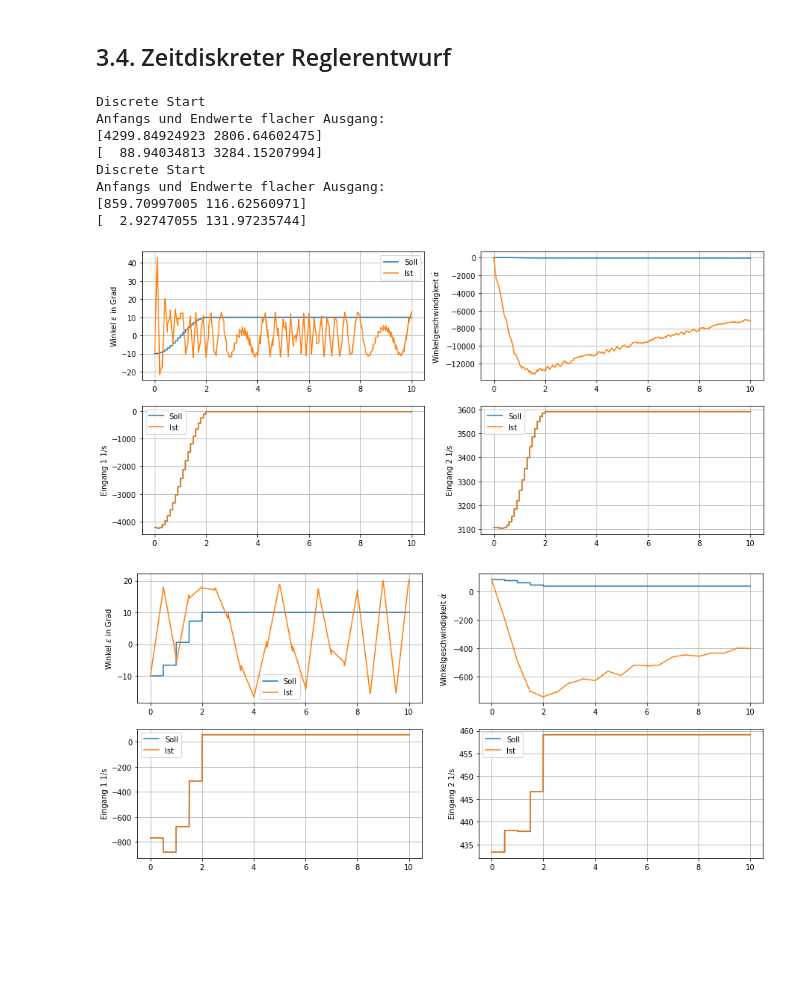
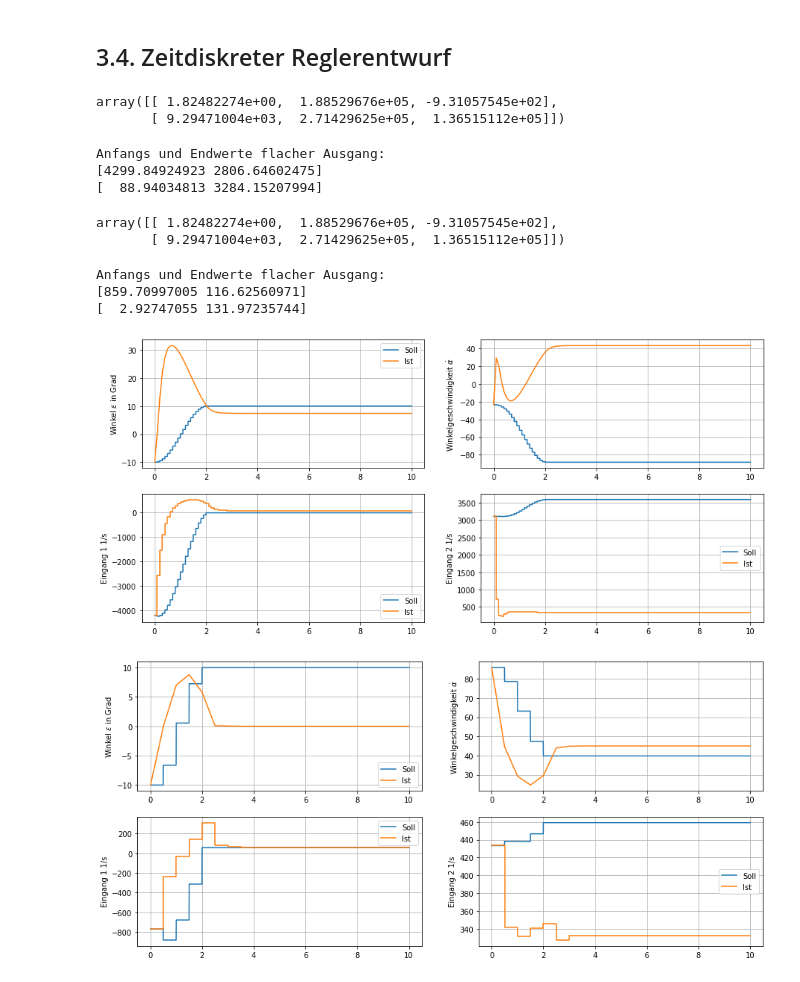
Before and after one commit to StefanKauf/RmsPr, a Jupyter notebook: helirack.ipynb, the cells around one changed output. Saved outputs shown, nothing was run; the diff lists cells and outputs as text; code cells hidden in the pictures; blank space fills up the shorter version.

```diff
--- a/helirack.ipynb
+++ b/helirack.ipynb
@@ -388,6 +388,7 @@ def controller_closed_loop(t,x,K,trajectory):
 #Eigenwerte des offenen Kreises
 #Arnf=heli_lin.A
 Arnf, Brnf, Crnf, M, Q, S  = mimo.mimo_rnf(heli_lin.A, heli_lin.B, heli_lin.C, (1,2))
+
 eigs1=np.linalg.eigvals(Arnf[0:1,0:1])
 eigs2=np.linalg.eigvals(Arnf[1:,1:])
 
@@ -406,14 +407,14 @@ display(sympy.Matrix(eigs2.round(3)))
 eigs1_cl = np.zeros_like(eigs1)
 eigs2_cl = np.zeros_like(eigs2)
 
-eigs1_cl[0]= -10
-eigs2_cl[0]= -10 +5j
-eigs2_cl[1]= -10 -5j
-#print(type(eigs2_cl))
+eigs1_cl[0]= -5
+eigs2_cl[0]= -10 -2j
+eigs2_cl[1]= -10 +2j
+
 
 #Reglerstärkungen mit Ackermannformel bestimmen
-K_pole_placement=np.zeros((2,3))#heli_lin.acker([eigs1_cl,eigs2_cl])
-K_pole_placement = mimo.mimo_acker(Arnf,Brnf, (eigs1_cl, eigs2_cl))
+K_pole_placement=np.zeros((2,3))#
+K_pole_placement = heli_lin.acker([eigs1_cl,eigs2_cl])
 display(K_pole_placement)
 
 print("Reglerverstärkung:")
@@ -593,13 +594,13 @@ Für alle nachfolgenden zeitdiskreten Schritte muss zunächst das Systemmodell m
 ## 3.2 Quasi-kontinuierliche Simulation
 # %%
 #Abtastzeiten
-Ta_v = [0.05, 0.2, 0.45]
+Ta_v = [0.01, 0.2, 0.45]
 
 #Simulationszeit
 Tsim=10
 
 #Simulation mit linearem Entwurfsmodell oder nichtlinearem Modell?
-linear = False
+linear = True
 
 #Auswertungszeitpunkte
 t_eval=np.linspace(0,Tsim,500)
@@ -655,7 +656,7 @@ Ta_v=[0.1,0.5]
 T=2.0
 
 #Simulationszeit
-Tsim=5
+Tsim=10
 
 linear=False
 
@@ -699,7 +700,11 @@ for Ta in Ta_v:
 
 
     plot_results(t_sim,
-                 (x_desired,x_sim),
-                 (u_desired,u_sim),
-                 (y_desired,y_sim))
+                  (x_desired,x_sim),
+                  (u_desired,u_sim),
+                  (y_desired,y_sim))
+    # plot_results(t_sim,
+    #              (x_desired,x_desired),
+    #              (u_desired,u_desired),
+    #              (y_desired,y_desired))
 # %% [output]
@@ -740,7 +743,7 @@ T=2.0
 #Simulationszeit
 Tsim=10
 
-linear=False
+linear=True
 
 for Ta in Ta_v:
     #Schritte für Übergang
@@ -749,12 +752,18 @@ for Ta in Ta_v:
     #diskretes Modell
     heli_lin_discrete = heli_lin.discretize(Ta)
 
+
     #Wunschpolynom geschlossener Regelkreis
-    eigsd=None #Anpassen
+    eigsd_1 = np.exp(eigs1_cl*Ta)                # discrete#
+    eigsd_2 = np.exp(eigs2_cl*Ta)
+
 
     #Ackermannformel auswerten
-    Kd_pole_placement=np.zeros((2,3))  #dummy
-    #heli_lin_discrete.acker(eigsd)
+    Kd_pole_placement=np.zeros((2,3))      #heli_lin_discrete.acker(eigsd)
+    Kd_pole_placement = heli_lin_discrete.acker([eigsd_1, eigsd_2])
+    display(K_pole_placement)
+
+
 
     #Berechne diskrete Solltrajektorien
     trajectory_discrete = heli_lin_discrete.rest_to_rest_trajectory(y1_equi,y2_equi,N,[1,2])
@@ -766,43 +775,45 @@ for Ta in Ta_v:
     print(trajectory_discrete.eta_b)
 
     #Wrapper für Modell
     if linear:
         rhs = lambda t,x,controller:heli_lin.model(t,x,controller)
         x0=trajectory_discrete.state(0)
     else:
         rhs = lambda t,x,controller:heli.model(t,x,controller)
         x0,u0=heli.equilibrium(y1_equi)
 
 
     #Zeitdiskrete Simulation
     t_sim,x_sim,u_sim=simulate_discrete(rhs,x0,controller,Ta,Tsim)
 
     #Ergebnisse Plotten
     x_desired=trajectory_discrete.state(np.floor(t_sim/Ta))
     u_desired=trajectory_discrete.input(np.floor(t_sim/Ta))
     y_desired=trajectory_discrete.output(np.floor(t_sim/Ta))
 
     if linear:
         y_sim = heli_lin.output(t_sim,x_sim,lambda t,x:controller(np.round(t_sim/Ta),x))
     else:
         y_sim = heli.output(t_sim,x_sim,lambda t,x:controller(np.round(t_sim/Ta),x))
 
 
     plot_results(t_sim,
                  (x_desired,x_sim),
                  (u_desired,u_sim),
                  (y_desired,y_sim))
 # %% [output]
-Discrete Start
-Anfangs und Endwerte flacher Ausgang:
-[4299.84924923 2806.64602475]
-[  88.94034813 3284.15207994]
-Discrete Start
-Anfangs und Endwerte flacher Ausgang:
-[859.70997005 116.62560971]
-[  2.92747055 131.97235744]
+array([[ 1.82482274e+00,  1.88529676e+05, -9.31057545e+02],
+       [ 9.29471004e+03,  2.71429625e+05,  1.36515112e+05]])
+Anfangs und Endwerte flacher Ausgang:
+[4299.84924923 2806.64602475]
+[  88.94034813 3284.15207994]
+array([[ 1.82482274e+00,  1.88529676e+05, -9.31057545e+02],
+       [ 9.29471004e+03,  2.71429625e+05,  1.36515112e+05]])
+Anfangs und Endwerte flacher Ausgang:
+[859.70997005 116.62560971]
+[  2.92747055 131.97235744]
-[figure, old version]
+[figure, new version]
-[figure, old version]
+[figure, new version]
 # %%
 Ta_v=[0.1,0.5]
 
```
Also changed, not shown: parts of 6 cells of this notebook, 1 other file.
